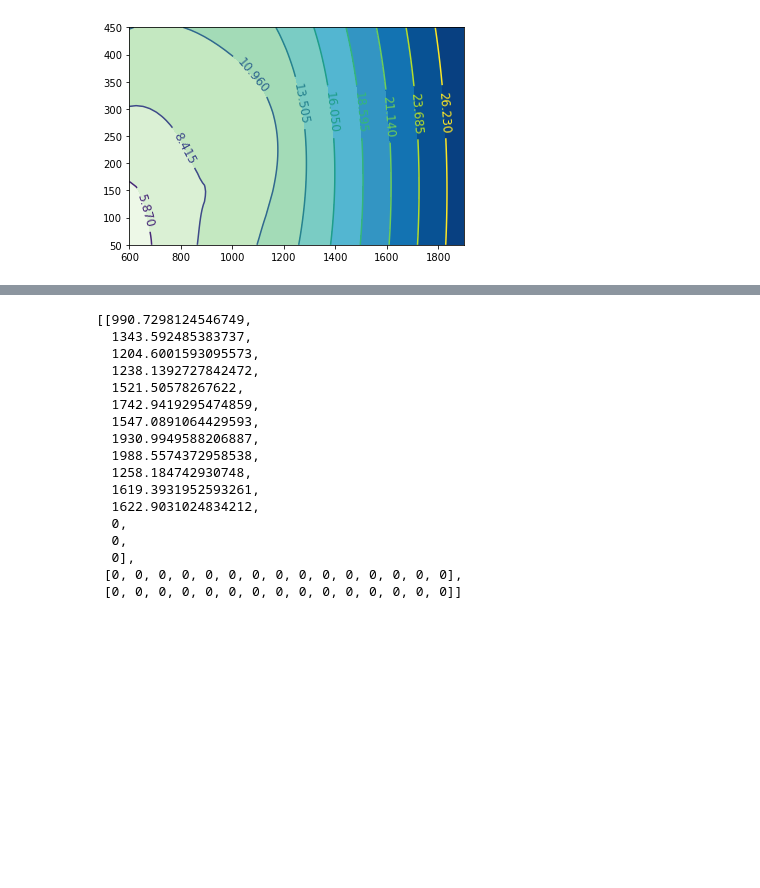
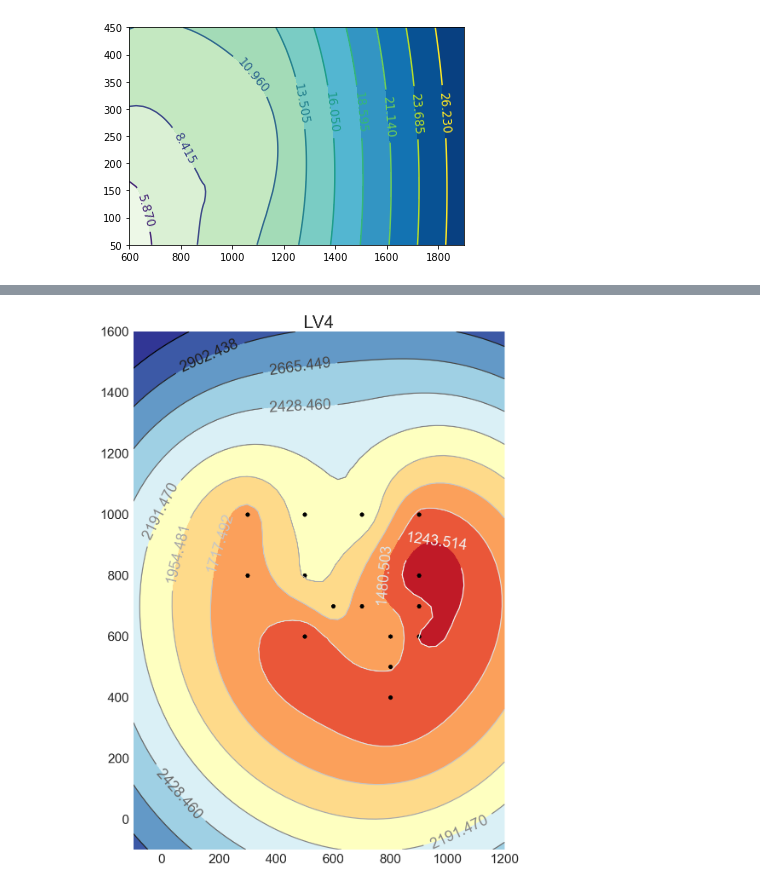
Before and after one commit to shinbutou/tsinghua_hcira, a Jupyter notebook: Earbuds/contour_plotter.ipynb, the cells around one changed output, grey strips where cells are left out. Cells and saved outputs as stored; diff of their text form; code cells hidden in the pictures; blank space fills up the shorter version.

Commit message:
finishing the plotting function and exporting the graphs

```diff
--- a/Earbuds/contour_plotter.ipynb
+++ b/Earbuds/contour_plotter.ipynb
@@ -3,4 +3,7 @@ import pandas as pd
 import numpy as np
 import matplotlib.pyplot as plt
 
+from matplotlib.pyplot import figure
+plt.style.use('seaborn')
+
 from scipy.interpolate import Rbf
@@ -9,8 +10,8 @@ from scipy.interpolate import Rbf
 # %%
 # reference credit: https://blog.csdn.net/gb11235/article/details/121174184
-filename = r'./data/mock.txt'
+filename = r'./data/contour_demo.txt'
 mdf = pd.read_csv(filename, sep="\t")
-df1 = mdf["1"]
+df1 = mdf['1']
 df2 = mdf['2']
 df3 = mdf['3']
 odf1 = np.linspace(600, 1900, 50) # setting the grid longtitude
@@ -18,7 +19,7 @@ odf2 = np.linspace(50, 450, 50) # setting the grid latitude
 odf1, odf2 = np.meshgrid(odf1, odf2) # making the grid
 func = Rbf(df1, df2, df3, function='linear') # defining interpolation function: plt.cm.hot
 odf3_new = func(odf1, odf2) # getting the value of interpolation of the accumulated grid precipitation
-plt.contourf(odf1, odf2, odf3_new, levels=np.arange(odf3_new.min(), odf3_new.max(), (odf3_new.max() - odf3_new.min()) / 10), cmap='GnBu', extend='both') #画图
+plt.contourf(odf1, odf2, odf3_new, levels=np.arange(odf3_new.min(), odf3_new.max(), (odf3_new.max() - odf3_new.min()) / 10), cmap='GnBu', extend='both') # plotting
 
 # Adding contour
 line = plt.contour(odf1, odf2, odf3_new, levels=np.arange(odf3_new.min(), odf3_new.max(), (odf3_new.max() - odf3_new.min()) / 10))
@@ -54,20 +40,0 @@ level_list[i]][point_list[j]].mean()
-# %%
-avg_array
-# %% [output]
-[[990.7298124546749,
-  1343.592485383737,
-  1204.6001593095573,
-  1238.1392727842472,
-  1521.50578267622,
-  1742.9419295474859,
-  1547.0891064429593,
-  1930.9949588206887,
-  1988.5574372958538,
-  1258.184742930748,
-  1619.3931952593261,
-  1622.9031024834212,
-  0,
-  0,
-  0],
- [0, 0, 0, 0, 0, 0, 0, 0, 0, 0, 0, 0, 0, 0, 0],
- [0, 0, 0, 0, 0, 0, 0, 0, 0, 0, 0, 0, 0, 0, 0]]
@@ -73,0 +73,30 @@ avg_array
+# %%
+# modifying the original process into a function
+def contour(df, xrange: list, yrange: list, name: str):
+    x, y, value = df['x'], df['y'], df['value']
+    xrange = np.linspace(xrange[0], xrange[1], xrange[2])
+    yrange = np.linspace(yrange[0], yrange[1], yrange[2])
+    xrange, yrange = np.meshgrid(xrange, yrange)
+    interpolate = Rbf(x, y, value, function='linear')
+    interpolate_result = interpolate(xrange, yrange)
+    upper, lower = interpolate_result.max(), interpolate_result.min()
+
+    figure(figsize=(10, 15), dpi=100)
+    plt.contourf(xrange, yrange, interpolate_result, levels=np.arange(lower, upper, (upper - lower) / 10), cmap='RdYlBu', extend='both')
+
+    # adding contour
+    line = plt.contour(xrange, yrange, interpolate_result, levels=np.arange(lower, upper, (upper - lower) / 10))
+    plt.clabel(line, inline=True, fontsize=25)
+
+    # adding points
+    for i in range(len(pos_list)):
+        plt.scatter(pos_list[i][0], pos_list[i][1], c='black', marker='o')
+
+    plt.xticks(fontsize=22)
+    plt.yticks(fontsize=22)
+    plt.title(name, fontsize=30)
+    plt.savefig('./imgs/contour/' + name + '.png', format='png', dpi=100)
+# %%
+contour(lv4df, (-100, 1200, 50), (-100, 1600, 50), 'LV4')
+# %% [output]
+[figure, added]
```
Also changed, not shown: parts of 7 cells of this notebook, 3 other files.
